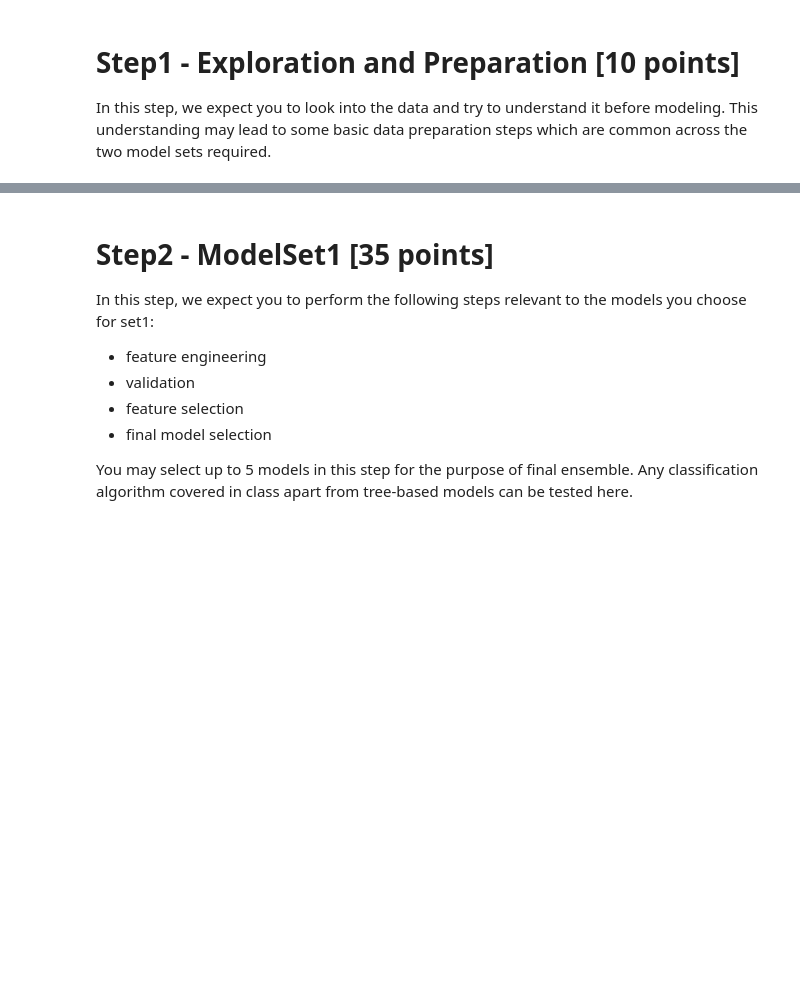
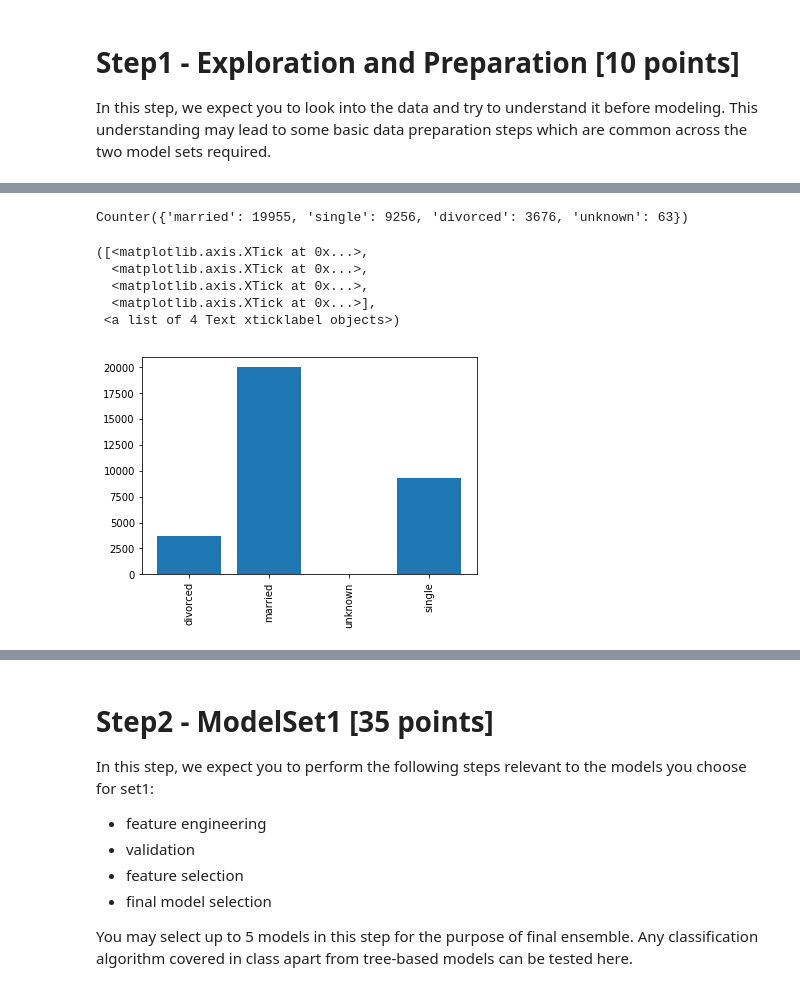
Before and after one commit to wl2522/BankMarketingCampaign, a Jupyter notebook: hw3_starter_notebook.ipynb, the cells around one changed output, grey strips where cells are left out. Cells and saved outputs as stored; diff of their text form; code cells hidden in the pictures; blank space fills up the shorter version.

```diff
--- a/hw3_starter_notebook.ipynb
+++ b/hw3_starter_notebook.ipynb
@@ -22,0 +44,15 @@ In this step, we expect you to look into the data and try to understand it befor
+# %%
+#Examine the distribution of marital statuses
+
+marital_count = Counter(data['marital_status'])
+print(marital_count)
+plt.bar(range(len(marital_count)), marital_count.values(), align='center')
+plt.xticks(range(len(marital_count)), list(marital_count.keys()), rotation='vertical')
+# %% [output]
+Counter({'married': 19955, 'single': 9256, 'divorced': 3676, 'unknown': 63})
+([<matplotlib.axis.XTick at 0x...>,
+  <matplotlib.axis.XTick at 0x...>,
+  <matplotlib.axis.XTick at 0x...>,
+  <matplotlib.axis.XTick at 0x...>],
+ <a list of 4 Text xticklabel objects>)
+[figure, added]
```
Also changed, not shown: parts of 7 cells of this notebook.
